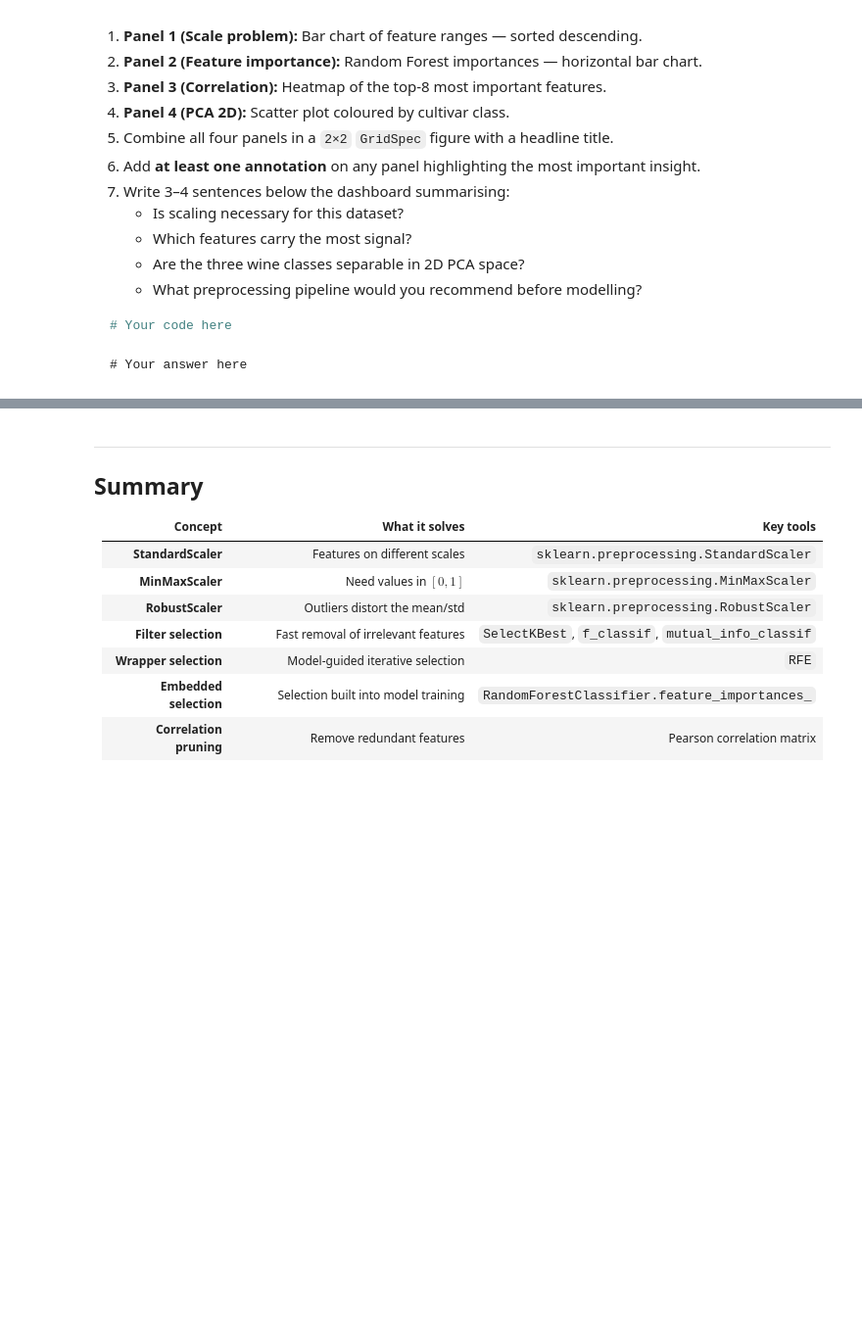
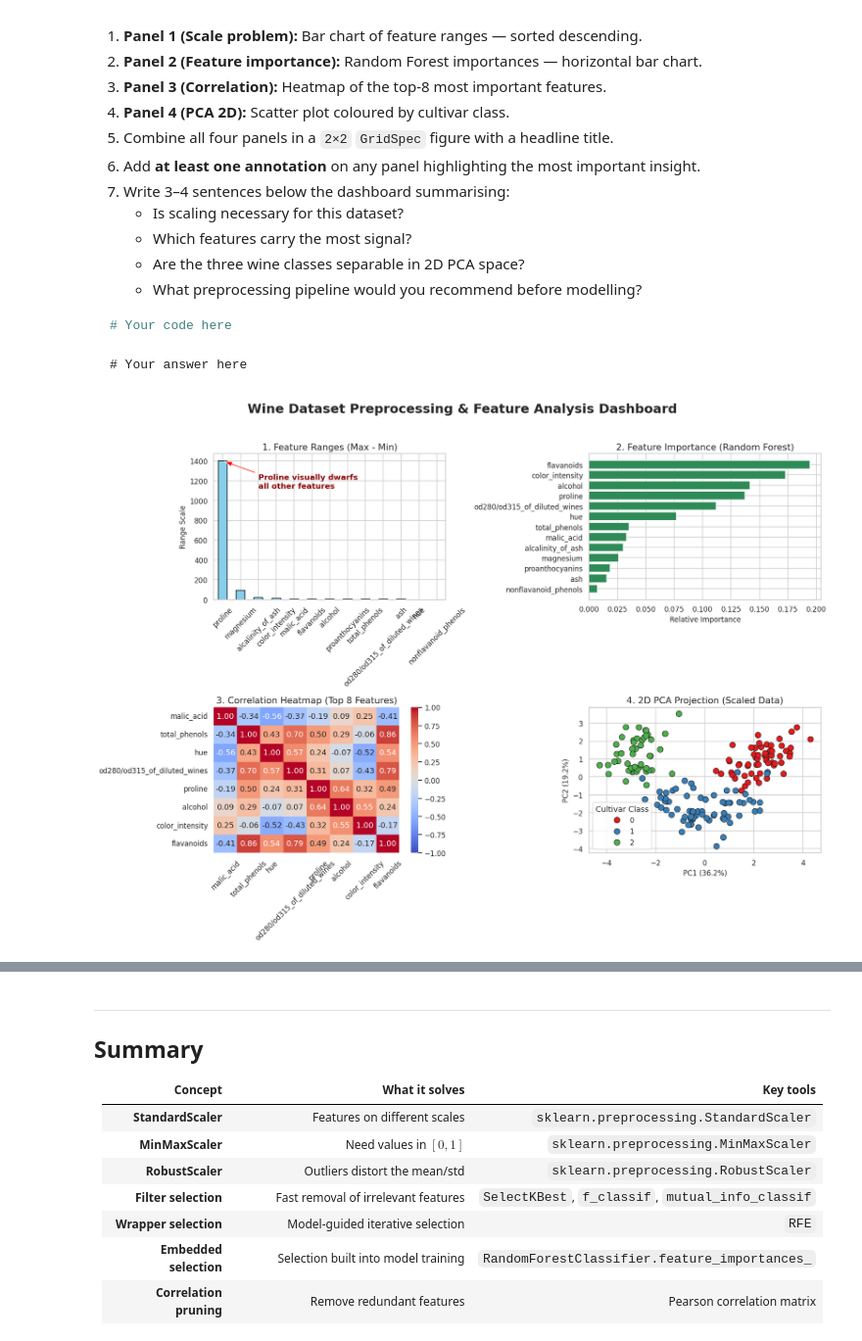
Before and after one commit to sahibshakhayev/IntroToDS, a Jupyter notebook: Solved/LB_W6.ipynb, the cells around one changed output, grey strips where cells are left out. Shown at 98% size. Saved outputs shown, nothing was run; the diff lists cells and outputs as text; code cells hidden in the pictures; blank space fills up the shorter version.

````diff
--- a/Solved/LB_W6.ipynb
+++ b/Solved/LB_W6.ipynb
@@ -1163,3 +1163,81 @@ Using the **Wine dataset** (`X_wine`, `y_wine`, 13 features, 3 classes), build y
 ```
 # Your answer here
 ```
+# %%
+# 1. Prepare data for the panels
+# Panel 1: Feature ranges sorted descending
+feature_ranges = (X_wine.max() - X_wine.min()).sort_values(ascending=False)
+
+# Panel 2: Random Forest importances
+rf_model = RandomForestClassifier(n_estimators=100, random_state=42)
+rf_model.fit(X_wine, y_wine)
+importances = rf_model.feature_importances_
+sorted_idx = np.argsort(importances)
+sorted_features = X_wine.columns[sorted_idx]
+sorted_importances = importances[sorted_idx]
+
+# Panel 3: Correlation of top-8 features
+top_8_features = sorted_features[-8:]
+corr_matrix = X_wine[top_8_features].corr()
+
+# Panel 4: PCA 2D
+scaler = StandardScaler()
+X_wine_scaled = scaler.fit_transform(X_wine)
+pca_2d = PCA(n_components=2)
+X_wine_pca = pca_2d.fit_transform(X_wine_scaled)
+
+# 2. Build the 2x2 GridSpec figure
+fig = plt.figure(figsize=(16, 12))
+fig.suptitle('Wine Dataset Preprocessing & Feature Analysis Dashboard', fontsize=20, fontweight='bold')
+gs = gridspec.GridSpec(2, 2, figure=fig)
+
+# -- Panel 1: Bar chart of feature ranges --
+ax1 = fig.add_subplot(gs[0, 0])
+feature_ranges.plot(kind='bar', color='skyblue', edgecolor='black', ax=ax1)
+ax1.set_title('1. Feature Ranges (Max - Min)', fontsize=14)
+ax1.set_ylabel('Range Scale')
+ax1.tick_params(axis='x', rotation=45)
+
+# Annotation for Panel 1
+ax1.annotate(
+    'Proline visually dwarfs\nall other features',
+    xy=(0, feature_ranges.iloc[0]),
+    xytext=(2, feature_ranges.iloc[0] * 0.8),
+    arrowprops=dict(facecolor='red', shrink=0.05, width=2, headwidth=8),
+    fontsize=12, color='darkred', fontweight='bold'
+)
+
+# -- Panel 2: Random Forest importances --
+ax2 = fig.add_subplot(gs[0, 1])
+ax2.barh(range(len(sorted_idx)), sorted_importances, color='seagreen')
+ax2.set_yticks(range(len(sorted_idx)))
+ax2.set_yticklabels(sorted_features)
+ax2.set_title('2. Feature Importance (Random Forest)', fontsize=14)
+ax2.set_xlabel('Relative Importance')
+
+# -- Panel 3: Correlation Heatmap --
+ax3 = fig.add_subplot(gs[1, 0])
+sns.heatmap(corr_matrix, annot=True, cmap='coolwarm', fmt=".2f", ax=ax3, vmin=-1, vmax=1)
+ax3.set_title('3. Correlation Heatmap (Top 8 Features)', fontsize=14)
+ax3.tick_params(axis='x', rotation=45)
+
+# -- Panel 4: PCA 2D Scatter Plot --
+ax4 = fig.add_subplot(gs[1, 1])
+scatter = sns.scatterplot(
+    x=X_wine_pca[:, 0],
+    y=X_wine_pca[:, 1],
+    hue=y_wine,
+    palette='Set1',
+    s=80,
+    edgecolor='k',
+    ax=ax4
+)
+ax4.set_title('4. 2D PCA Projection (Scaled Data)', fontsize=14)
+ax4.set_xlabel(f'PC1 ({pca_2d.explained_variance_ratio_[0]*100:.1f}%)')
+ax4.set_ylabel(f'PC2 ({pca_2d.explained_variance_ratio_[1]*100:.1f}%)')
+ax4.legend(title='Cultivar Class')
+
+plt.tight_layout(rect=[0, 0, 1, 0.96]) # Leave room for suptitle
+plt.show()
+# %% [output]
+[figure, added]
````
Also changed, not shown: parts of 1 cell of this notebook.
